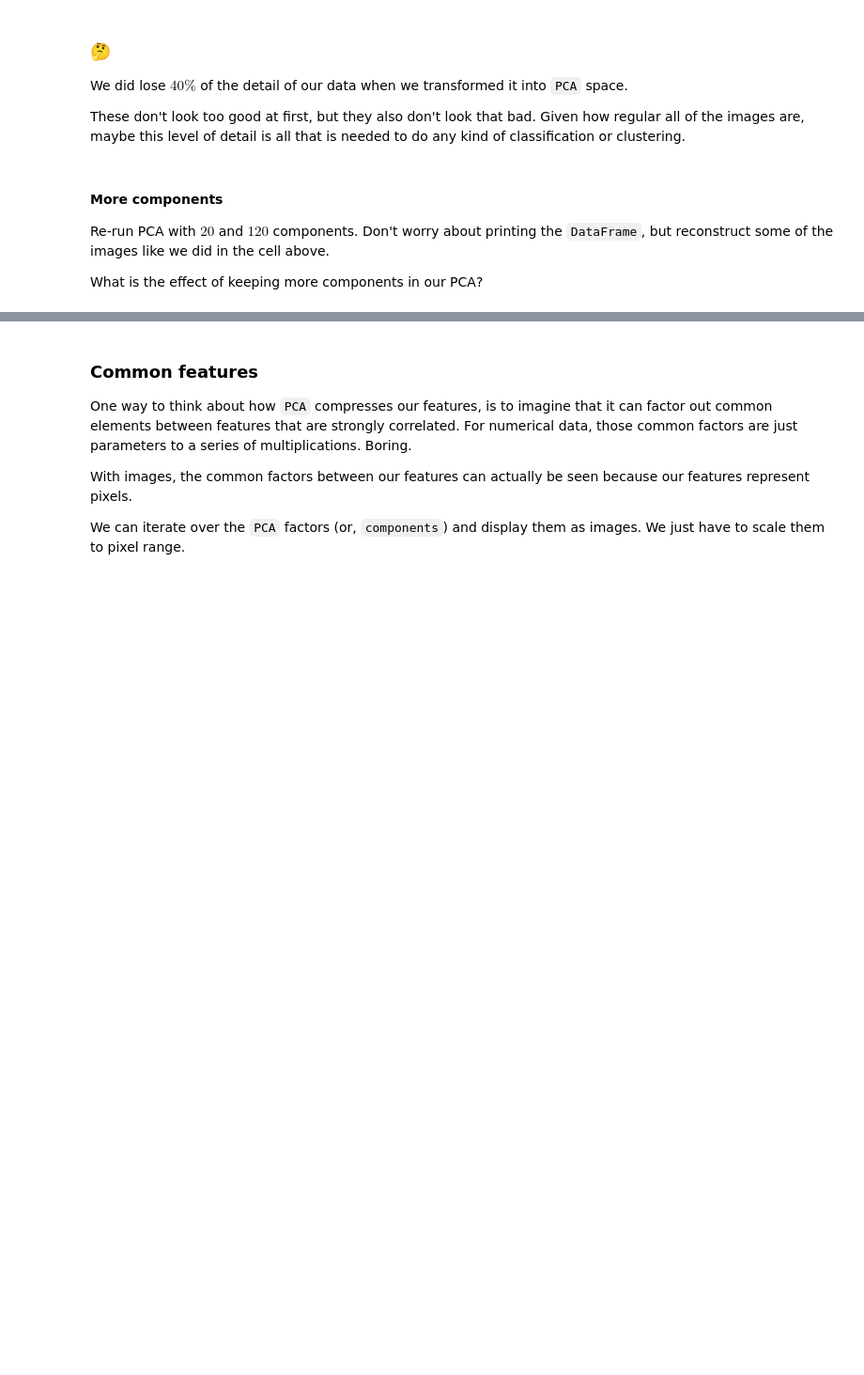
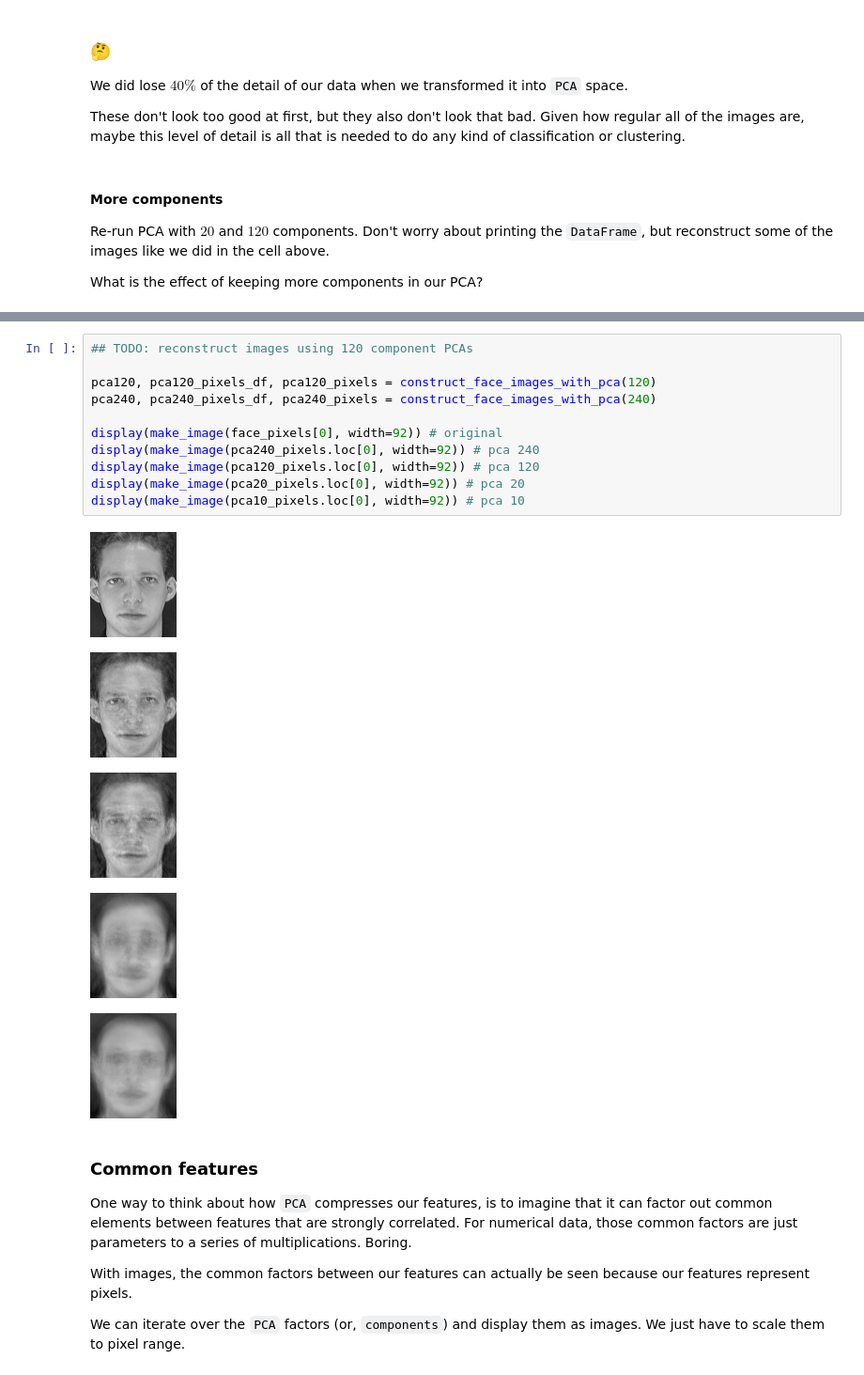
Before and after one commit to takuman-parsons-ml/WK09, a Jupyter notebook: WK09.ipynb, the cells around one changed output, grey strips where cells are left out. Shown: that part at 94% size. Cells and saved outputs as stored; diff of their text form; blank space fills up the shorter version.

```diff
--- a/WK09.ipynb
+++ b/WK09.ipynb
@@ -278,3 +333,20 @@ What is the effect of keeping more components in our PCA?
+# %%
+## TODO: reconstruct images using 120 component PCAs
+
+pca120, pca120_pixels_df, pca120_pixels = construct_face_images_with_pca(120)
+pca240, pca240_pixels_df, pca240_pixels = construct_face_images_with_pca(240)
+
+display(make_image(face_pixels[0], width=92)) # original
+display(make_image(pca240_pixels.loc[0], width=92)) # pca 240
+display(make_image(pca120_pixels.loc[0], width=92)) # pca 120
+display(make_image(pca20_pixels.loc[0], width=92)) # pca 20
+display(make_image(pca10_pixels.loc[0], width=92)) # pca 10
+# %% [output]
+[figure, added]
+[figure, added]
+[figure, added]
+[figure, added]
+[figure, added]
 # %% [markdown]
 ### Common features
 
```
Also changed, not shown: parts of 19 cells of this notebook.
